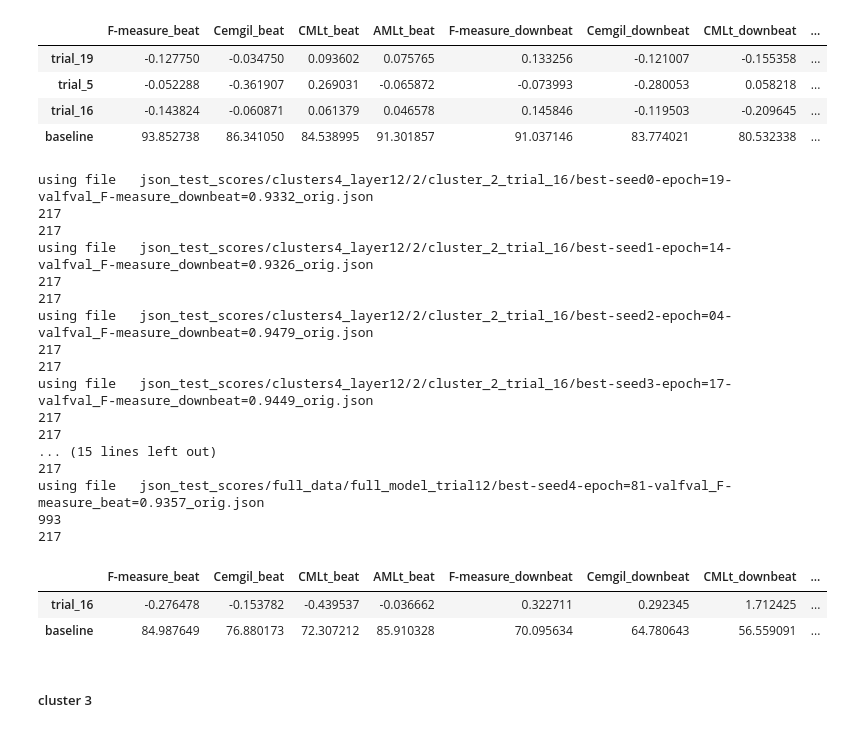
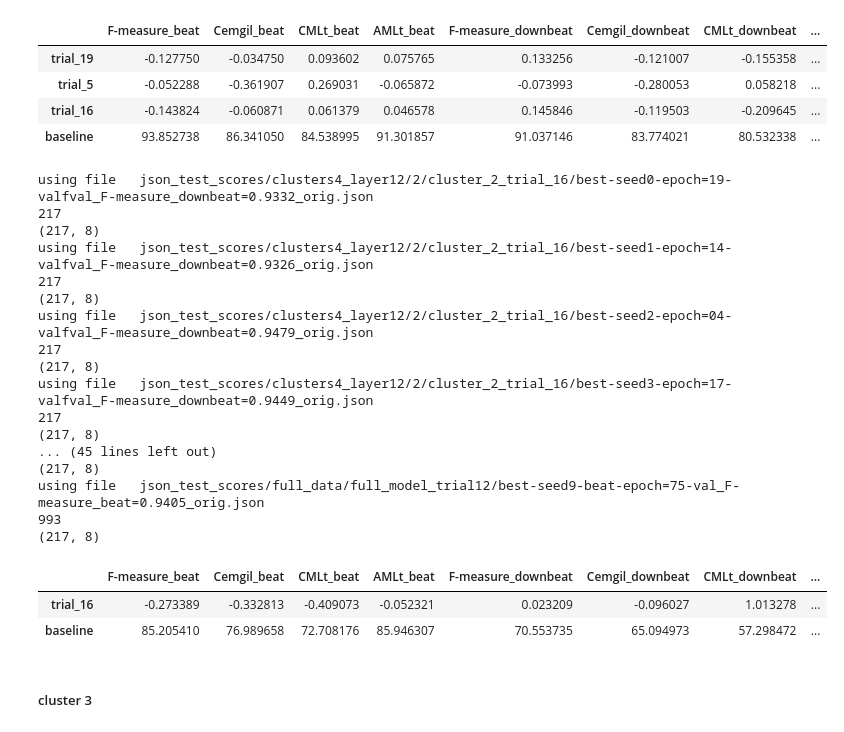
Before and after one commit to PulyaPolya/beat_this, a Jupyter notebook: results_evaluation.ipynb, the cells around one changed output. Saved outputs shown, nothing was run; the diff lists cells and outputs as text; code cells hidden in the pictures.

```diff
--- a/results_evaluation.ipynb
+++ b/results_evaluation.ipynb
@@ -90,10 +108,13 @@ def construct_df_clsuter_data(json_path, seed, cluster_config, cluster_number,re
     else:
         name = ""
     folder = os.path.join(json_path, cluster_config, f"{cluster_number}", name)
-    #print(folder)
+    # if seed == 0:
+    #     print(folder)
     file_scores = [file for file in os.listdir(folder) if  file.startswith(f"best-seed{seed}")][0]   # f"best_checkpoint-seed{seed}" in file best_checkpoint-seed
 
     json_file = open(os.path.join(folder, file_scores))
+    if seed == 0:
+        print(file_scores)
     json1_str = json_file.read()
     json1_data = json.loads(json1_str)
     clsuter_keys = set(json1_data.keys())
@@ -2346,32 +2367,32 @@ using file   json_val_scores/full_data/full_model_trial12/best-seed0-epoch=85-va
 | trial_16 | -0.143824 | -0.060871 | 0.061379 | 0.046578 | 0.145846 | -0.119503 | -0.209645 | ... |
 | baseline | 93.852738 | 86.341050 | 84.538995 | 91.301857 | 91.037146 | 83.774021 | 80.532338 | ... |
 # %%
-df_total = get_per_cluster_results(trials = [16], seeds = [0,1,2,3,4],json_path = "json_test_scores", name_full = "full_model_trial12", cluster = 2,
+df_total = get_per_cluster_results(trials = [16], seeds = [0,1,2,3,4,5,6,7,8,9],json_path = "json_test_scores", name_full = "full_model_trial12", cluster = 2,
                                     cluster_config="clusters4_layer12", df_path="data_cluster_assignments/df_cmeans_12_4clusters_new.csv")
 diff_vs_baseline = get_baseliine_diff (df_total, num_trials=1)
 diff_vs_baseline
 diff_vs_baseline
 # %% [output]
 using file   json_test_scores/clusters4_layer12/2/cluster_2_trial_16/best-seed0-epoch=19-valfval_F-measure_downbeat=0.9332_orig.json
 217
-217
+(217, 8)
 using file   json_test_scores/clusters4_layer12/2/cluster_2_trial_16/best-seed1-epoch=14-valfval_F-measure_downbeat=0.9326_orig.json
 217
-217
+(217, 8)
 using file   json_test_scores/clusters4_layer12/2/cluster_2_trial_16/best-seed2-epoch=04-valfval_F-measure_downbeat=0.9479_orig.json
 217
-217
+(217, 8)
 using file   json_test_scores/clusters4_layer12/2/cluster_2_trial_16/best-seed3-epoch=17-valfval_F-measure_downbeat=0.9449_orig.json
 217
-217
-... (15 lines left out)
-217
-using file   json_test_scores/full_data/full_model_trial12/best-seed4-epoch=81-valfval_F-measure_beat=0.9357_orig.json
+(217, 8)
+... (45 lines left out)
+(217, 8)
+using file   json_test_scores/full_data/full_model_trial12/best-seed9-beat-epoch=75-val_F-measure_beat=0.9405_orig.json
 993
-217
+(217, 8)
 |  | F-measure_beat | Cemgil_beat | CMLt_beat | AMLt_beat | F-measure_downbeat | Cemgil_downbeat | CMLt_downbeat | ... |
-| trial_16 | -0.276478 | -0.153782 | -0.439537 | -0.036662 | 0.322711 | 0.292345 | 1.712425 | ... |
-| baseline | 84.987649 | 76.880173 | 72.307212 | 85.910328 | 70.095634 | 64.780643 | 56.559091 | ... |
+| trial_16 | -0.273389 | -0.332813 | -0.409073 | -0.052321 | 0.023209 | -0.096027 | 1.013278 | ... |
+| baseline | 85.205410 | 76.989658 | 72.708176 | 85.946307 | 70.553735 | 65.094973 | 57.298472 | ... |
 # %% [markdown]
 ##### cluster 3
 # %%
```
Also changed, not shown: parts of 10 cells of this notebook.
